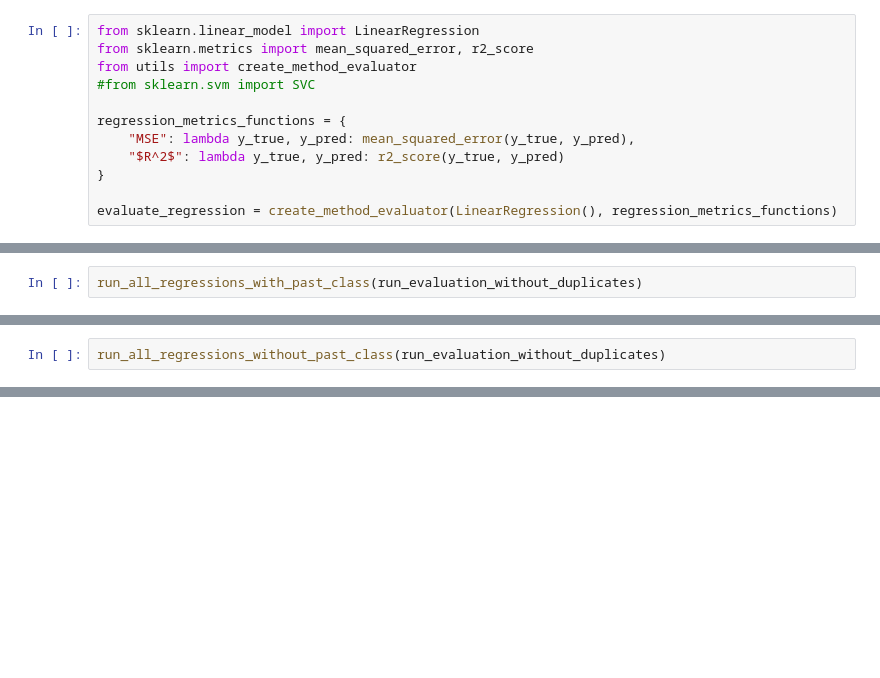
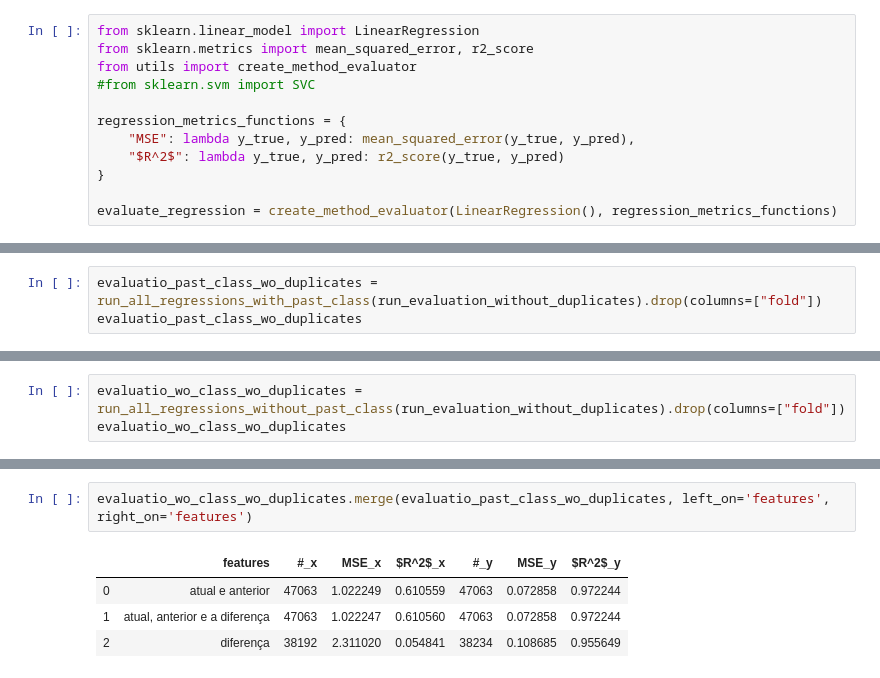
Before and after one commit to analuizatrz/wiki-experiments, a Jupyter notebook: regression-experiment.ipynb, the cells around one changed output, grey strips where cells are left out. Saved outputs shown, nothing was run; the diff lists cells and outputs as text; blank space fills up the shorter version.

```diff
--- a/regression-experiment.ipynb
+++ b/regression-experiment.ipynb
@@ -102,2 +93,0 @@ número de instâncias total: 54834
-# %%
-run_all_regressions_with_past_class(run_evaluation_without_duplicates)
@@ -117,2 +93,0 @@ run_all_regressions_without_past_class(run_evaluation)
-# %%
-run_all_regressions_without_past_class(run_evaluation_without_duplicates)
@@ -120,0 +103,3 @@ run_all_regressions_without_past_class(run_evaluation_with_Kfolds_without_duplic
+# %%
+evaluatio_past_class_wo_duplicates = run_all_regressions_with_past_class(run_evaluation_without_duplicates).drop(columns=["fold"])
+evaluatio_past_class_wo_duplicates
@@ -120,0 +142,3 @@ run_all_regressions_without_past_class(run_evaluation_with_Kfolds_without_duplic
+# %%
+evaluatio_wo_class_wo_duplicates = run_all_regressions_without_past_class(run_evaluation_without_duplicates).drop(columns=["fold"])
+evaluatio_wo_class_wo_duplicates
@@ -120,0 +179,7 @@ run_all_regressions_without_past_class(run_evaluation_with_Kfolds_without_duplic
+# %%
+evaluatio_wo_class_wo_duplicates.merge(evaluatio_past_class_wo_duplicates, left_on='features', right_on='features')
+# %% [output]
+|  | features | #_x | MSE_x | $R^2$_x | #_y | MSE_y | $R^2$_y |
+| 0 | atual e anterior | 47063 | 1.022249 | 0.610559 | 47063 | 0.072858 | 0.972244 |
+| 1 | atual, anterior e a diferença | 47063 | 1.022247 | 0.610560 | 47063 | 0.072858 | 0.972244 |
+| 2 | diferença | 38192 | 2.311020 | 0.054841 | 38234 | 0.108685 | 0.955649 |
```
Also changed, not shown: parts of 15 cells of this notebook, 1 other file.
